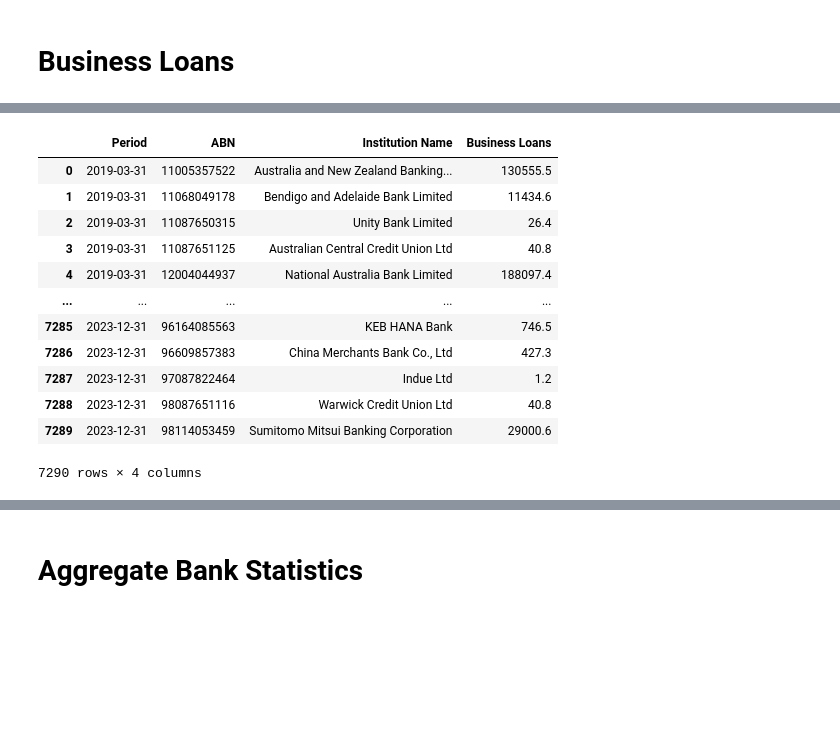
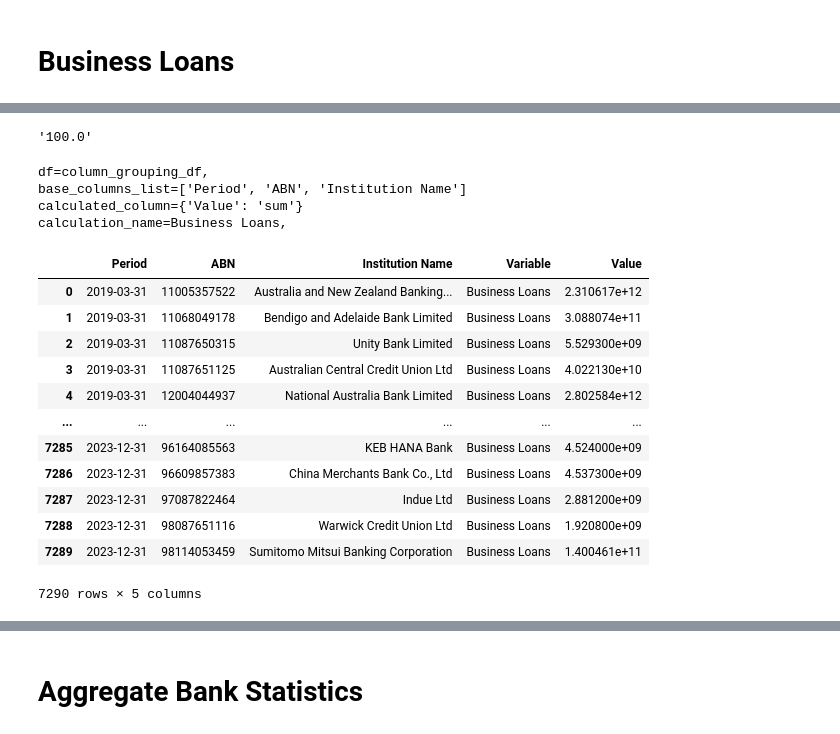
Before and after one commit to tyefraser/rba_monthly_adi_statistics_excel, a Jupyter notebook: rba_monthly_adi_statistics.ipynb, the cells around one changed output, grey strips where cells are left out. Cells and saved outputs as stored; diff of their text form; code cells hidden in the pictures; blank space fills up the shorter version.

```diff
--- a/rba_monthly_adi_statistics.ipynb
+++ b/rba_monthly_adi_statistics.ipynb
@@ -116,0 +294,36 @@ business_banking_config_dict
+# %%
+s[0:5]
+# %% [output]
+'100.0'
+# %%
+ret=filter_dataframe_by_values_then_group(
+        df=narrow_rba_monthly_stats_df,
+        group_data_dict=business_banking_config_dict['groupings_dict']
+)
+# %% [output]
+df=column_grouping_df,
+base_columns_list=['Period', 'ABN', 'Institution Name']
+calculated_column={'Value': 'sum'}
+calculation_name=Business Loans,
+# %%
+from utils_dataframe_calcs_narrow import group_data
+group_data(
+        df=narrow_rba_monthly_stats_df,
+        base_columns_list=['Period', 'ABN', 'Institution Name'],
+        calculations_dict=business_banking_config_dict['groupings_dict']['column_groupings_dict']['Business Loans']['calculations_dict'],
+        calculation_name='Business Loans',
+)
+# %% [output]
+|  | Period | ABN | Institution Name | Variable | Value |
+| 0 | 2019-03-31 | 11005357522 | Australia and New Zealand Banking... | Business Loans | 2.310617e+12 |
+| 1 | 2019-03-31 | 11068049178 | Bendigo and Adelaide Bank Limited | Business Loans | 3.088074e+11 |
+| 2 | 2019-03-31 | 11087650315 | Unity Bank Limited | Business Loans | 5.529300e+09 |
+| 3 | 2019-03-31 | 11087651125 | Australian Central Credit Union Ltd | Business Loans | 4.022130e+10 |
+| 4 | 2019-03-31 | 12004044937 | National Australia Bank Limited | Business Loans | 2.802584e+12 |
+| ... | ... | ... | ... | ... | ... |
+| 7285 | 2023-12-31 | 96164085563 | KEB HANA Bank | Business Loans | 4.524000e+09 |
+| 7286 | 2023-12-31 | 96609857383 | China Merchants Bank Co., Ltd | Business Loans | 4.537300e+09 |
+| 7287 | 2023-12-31 | 97087822464 | Indue Ltd | Business Loans | 2.881200e+09 |
+| 7288 | 2023-12-31 | 98087651116 | Warwick Credit Union Ltd | Business Loans | 1.920800e+09 |
+| 7289 | 2023-12-31 | 98114053459 | Sumitomo Mitsui Banking Corporation | Business Loans | 1.400461e+11 |
+7290 rows × 5 columns
@@ -119,19 +335,3 @@ business_loans_df=filter_dataframe_by_values_then_group(
         df = narrow_rba_monthly_stats_df,
         group_data_dict = business_banking_config_dict['groupings_dict'],
 )
-# %%
-business_loans_df
-# %% [output]
-|  | Period | ABN | Institution Name | Business Loans |
-| 0 | 2019-03-31 | 11005357522 | Australia and New Zealand Banking... | 130555.5 |
-| 1 | 2019-03-31 | 11068049178 | Bendigo and Adelaide Bank Limited | 11434.6 |
-| 2 | 2019-03-31 | 11087650315 | Unity Bank Limited | 26.4 |
-| 3 | 2019-03-31 | 11087651125 | Australian Central Credit Union Ltd | 40.8 |
-| 4 | 2019-03-31 | 12004044937 | National Australia Bank Limited | 188097.4 |
-| ... | ... | ... | ... | ... |
-| 7285 | 2023-12-31 | 96164085563 | KEB HANA Bank | 746.5 |
-| 7286 | 2023-12-31 | 96609857383 | China Merchants Bank Co., Ltd | 427.3 |
-| 7287 | 2023-12-31 | 97087822464 | Indue Ltd | 1.2 |
-| 7288 | 2023-12-31 | 98087651116 | Warwick Credit Union Ltd | 40.8 |
-| 7289 | 2023-12-31 | 98114053459 | Sumitomo Mitsui Banking Corporation | 29000.6 |
-7290 rows × 4 columns
```
Also changed, not shown: parts of 17 cells of this notebook, 11 other files.
